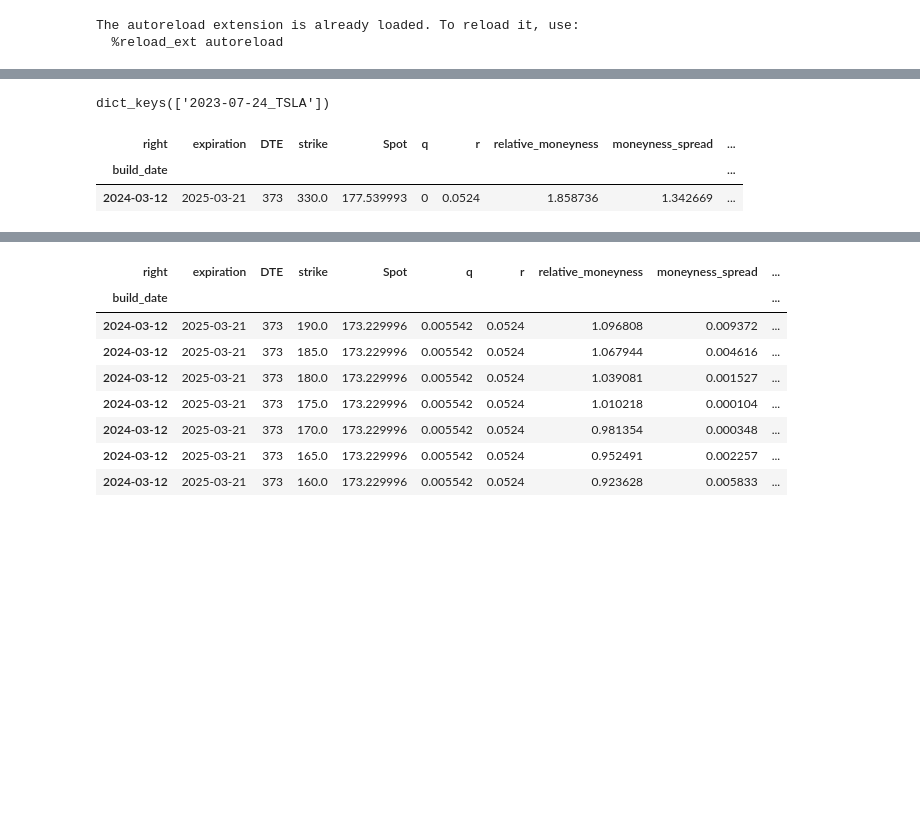
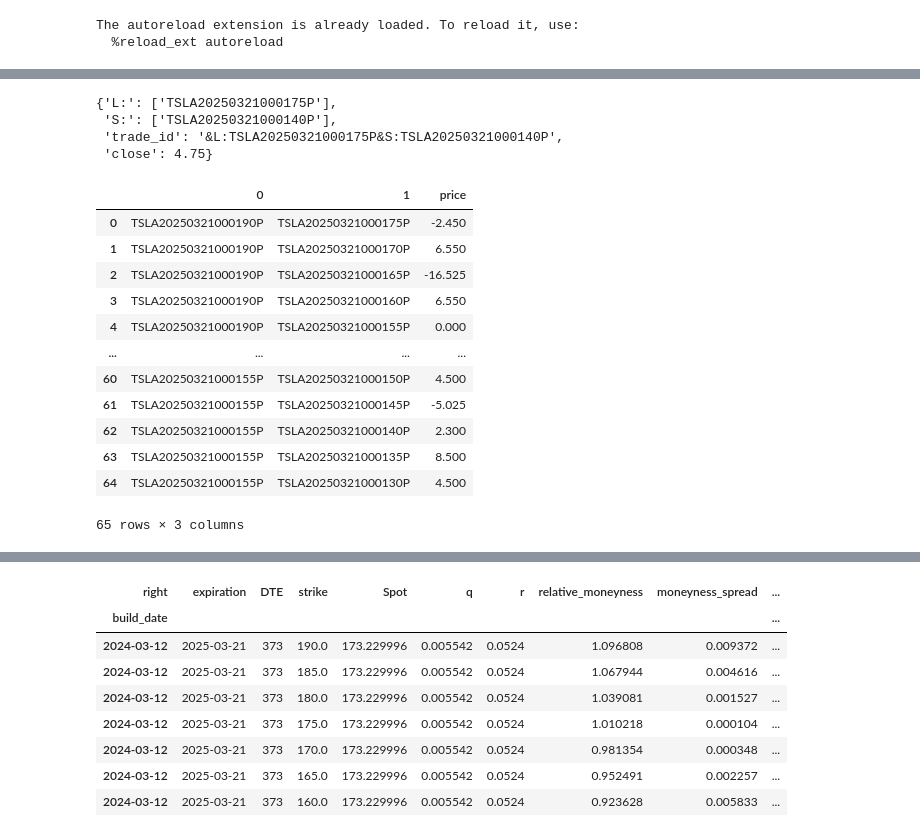
Before and after one commit to Zino-ctrlZ/QuantTools, a Jupyter notebook: EventDriven/RiskManager.ipynb, the cells around one changed output, grey strips where cells are left out. Saved outputs shown, nothing was run; the diff lists cells and outputs as text; code cells hidden in the pictures; blank space fills up the shorter version.

Commit message:
Testing Quicker Order Generation

```diff
--- a/EventDriven/RiskManager.ipynb
+++ b/EventDriven/RiskManager.ipynb
@@ -60,8 +194,8 @@ right = 'C'
 order_settings = {
             'type': 'spread',
             'specifics': [
-                {'direction': 'long', 'rel_strike': 1.0, 'dte': 365, 'moneyness_width': 0.15},
-                {'direction': 'short', 'rel_strike': 0.85, 'dte': 365, 'moneyness_width': 0.15}
+                {'direction': 'long', 'rel_strike': 1.0, 'dte': 365, 'moneyness_width': 0.10},
+                {'direction': 'short', 'rel_strike': 0.85, 'dte': 365, 'moneyness_width': 0.10}
             ],
             'name': 'vertical_spread'
         }
@@ -150,3 +382,45 @@ def get_structure_price(tradeables, direction_index, date, tick, right = 'P'):
+# %%
+return_dataframe.columns = list(str_direction_index.values()) + ['close']
+return_order = return_dataframe[list(str_direction_index.values())].to_dict(orient = 'list')
+
+return_order
+
+id = ''
+for k, v in return_order.items():
+    id += f"&{k}{v[0]}"
+
+return_order['trade_id'] = id
+return_order['close'] = return_dataframe.close.values[0]
+return_order
+# %% [output]
+{'L:': ['TSLA20250321000175P'],
+ 'S:': ['TSLA20250321000140P'],
+ 'trade_id': '&L:TSLA20250321000175P&S:TSLA20250321000140P',
+ 'close': 4.75}
+# %%
+results = [
+    (*items, sum([direction_index[i] * spot_cache[f'{item}_{date}'] for i, item in enumerate(items)])) for items in filtered
+]
+
+results_df = pd.DataFrame(results)
+cols = results_df.columns.tolist()
+cols[-1] = 'price'
+results_df.columns= cols
+results_df
+# %% [output]
+|  | 0 | 1 | price |
+| 0 | TSLA20250321000190P | TSLA20250321000175P | -2.450 |
+| 1 | TSLA20250321000190P | TSLA20250321000170P | 6.550 |
+| 2 | TSLA20250321000190P | TSLA20250321000165P | -16.525 |
+| 3 | TSLA20250321000190P | TSLA20250321000160P | 6.550 |
+| 4 | TSLA20250321000190P | TSLA20250321000155P | 0.000 |
+| ... | ... | ... | ... |
+| 60 | TSLA20250321000155P | TSLA20250321000150P | 4.500 |
+| 61 | TSLA20250321000155P | TSLA20250321000145P | -5.025 |
+| 62 | TSLA20250321000155P | TSLA20250321000140P | 2.300 |
+| 63 | TSLA20250321000155P | TSLA20250321000135P | 8.500 |
+| 64 | TSLA20250321000155P | TSLA20250321000130P | 4.500 |
+65 rows × 3 columns
 # %%
 def chain_details(date, ticker, tgt_dte, tgt_moneyness, right = 'P', moneyness_width = 0.15, print_stderr = False):
     return_dataframe = pd.DataFrame()
@@ -326,13 +599,3 @@ class RiskManager:
 
 # rm = RiskManager(None, None, 1000000)
 # rm.OrderSelector.get_order(tick, date, 'C', 10, order_settings)
-# %%
-chain_cache.keys()
-# %% [output]
-dict_keys(['2023-07-24_TSLA'])
-# %%
-details
-# %% [output]
-| right | expiration | DTE | strike | Spot | q | r | relative_moneyness | moneyness_spread | ... |
-| build_date |  |  |  |  |  |  |  |  | ... |
-| 2024-03-12 | 2025-03-21 | 373 | 330.0 | 177.539993 | 0 | 0.0524 | 1.858736 | 1.342669 | ... |
```
Also changed, not shown: parts of 36 cells of this notebook, 2 other files.
